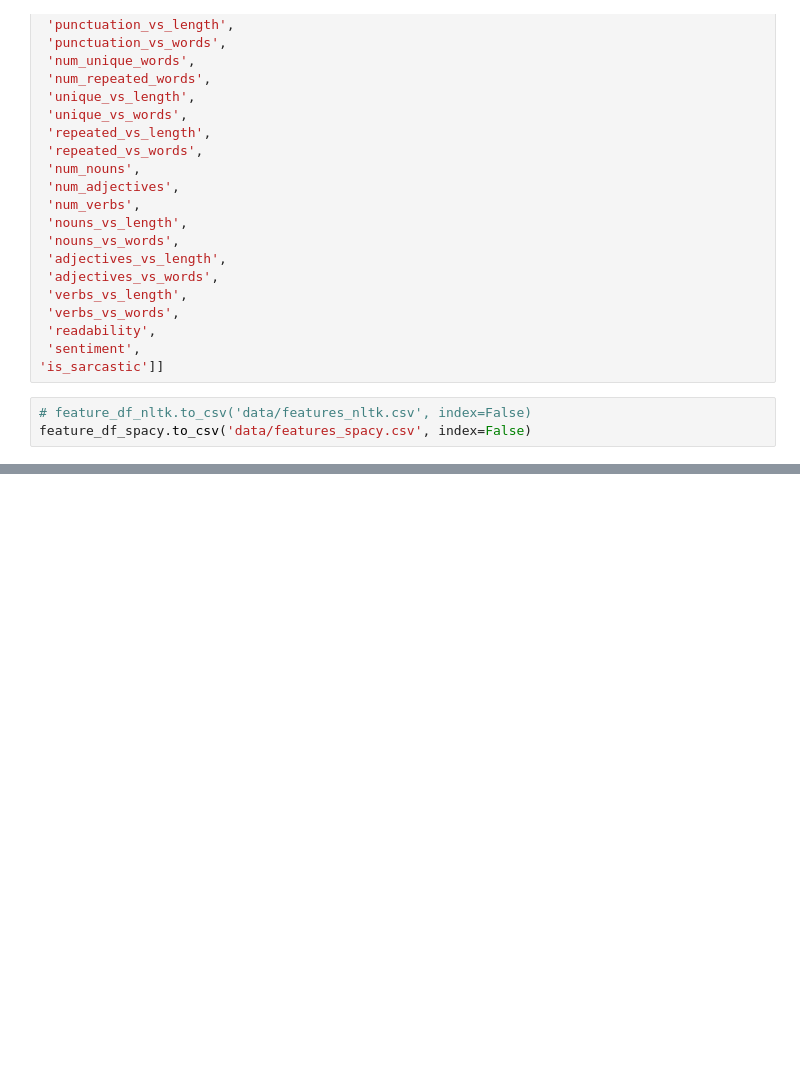
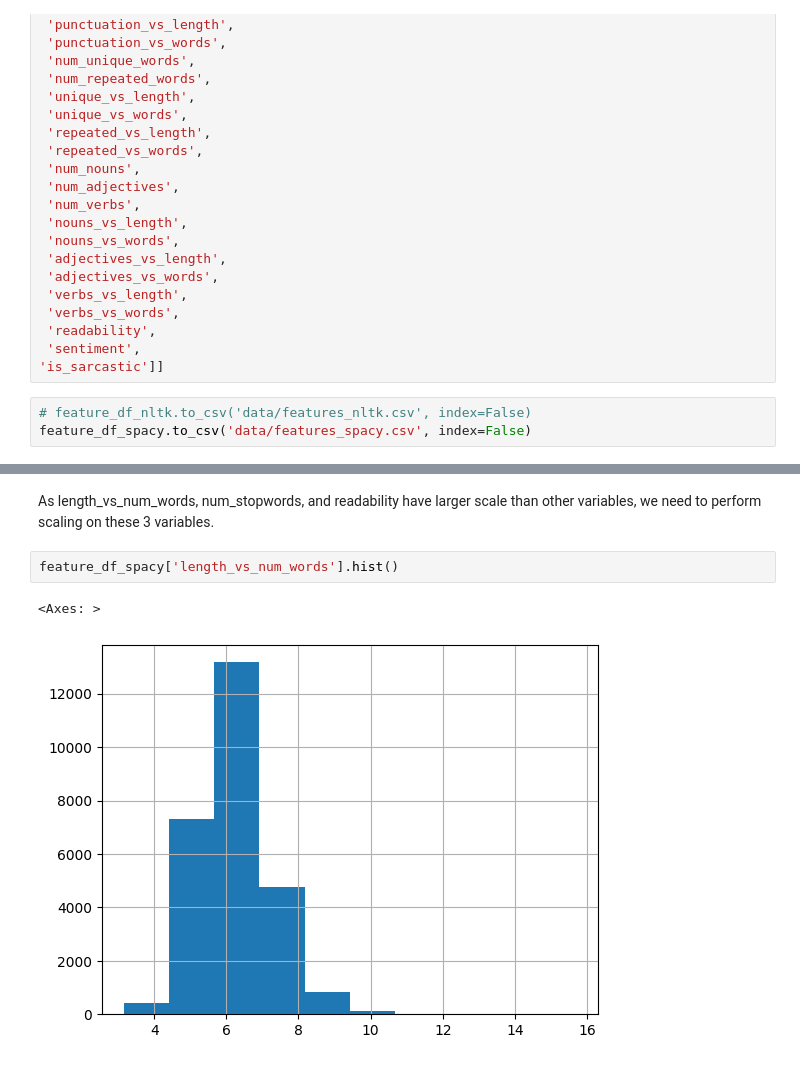
Before and after one commit to vigonometry/CS4248_Group8_SarcasmDetection, a Jupyter notebook: 04_Feature Engineering.ipynb, the cells around one changed output, grey strips where cells are left out. Cells and saved outputs as stored; diff of their text form; blank space fills up the shorter version.

```diff
--- a/04_Feature Engineering.ipynb
+++ b/04_Feature Engineering.ipynb
@@ -411,0 +545,7 @@ feature_df_spacy.to_csv('data/features_spacy.csv', index=False)
+# %% [markdown]
+As length_vs_num_words, num_stopwords, and readability have larger scale than other variables, we need to perform scaling on these 3 variables.
+# %%
+feature_df_spacy['length_vs_num_words'].hist()
+# %% [output]
+<Axes: >
+[figure, added]
```
Also changed, not shown: parts of 12 cells of this notebook.
